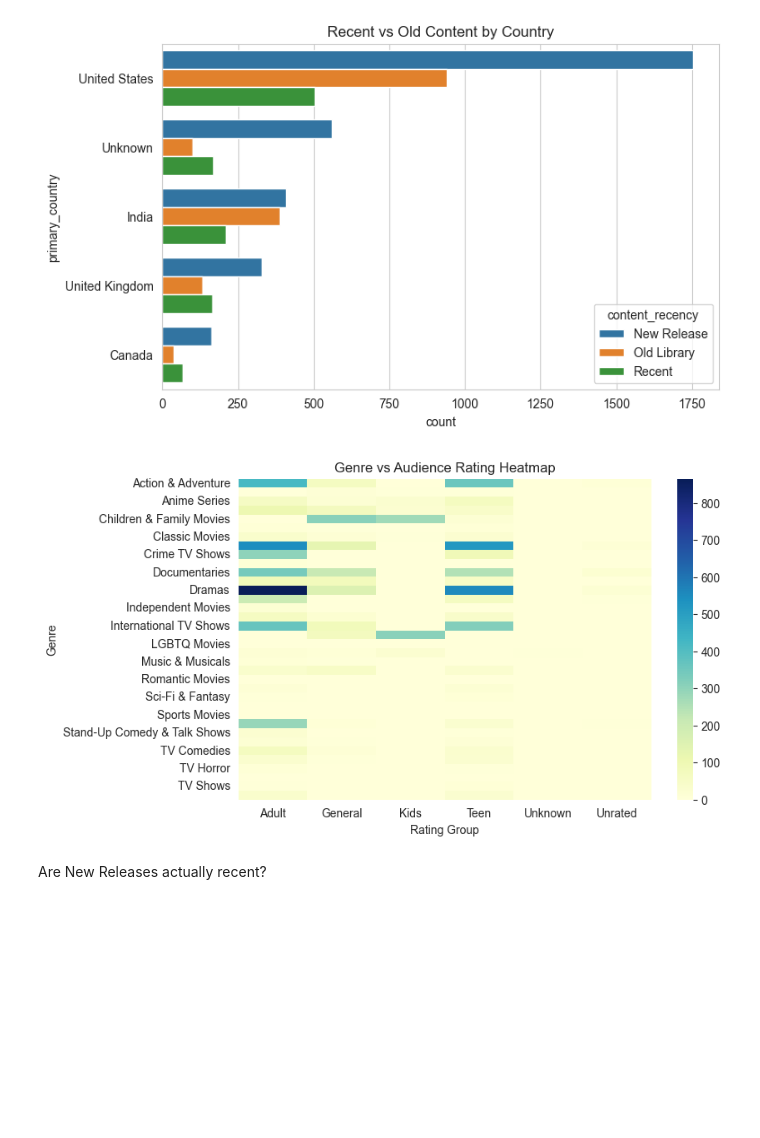
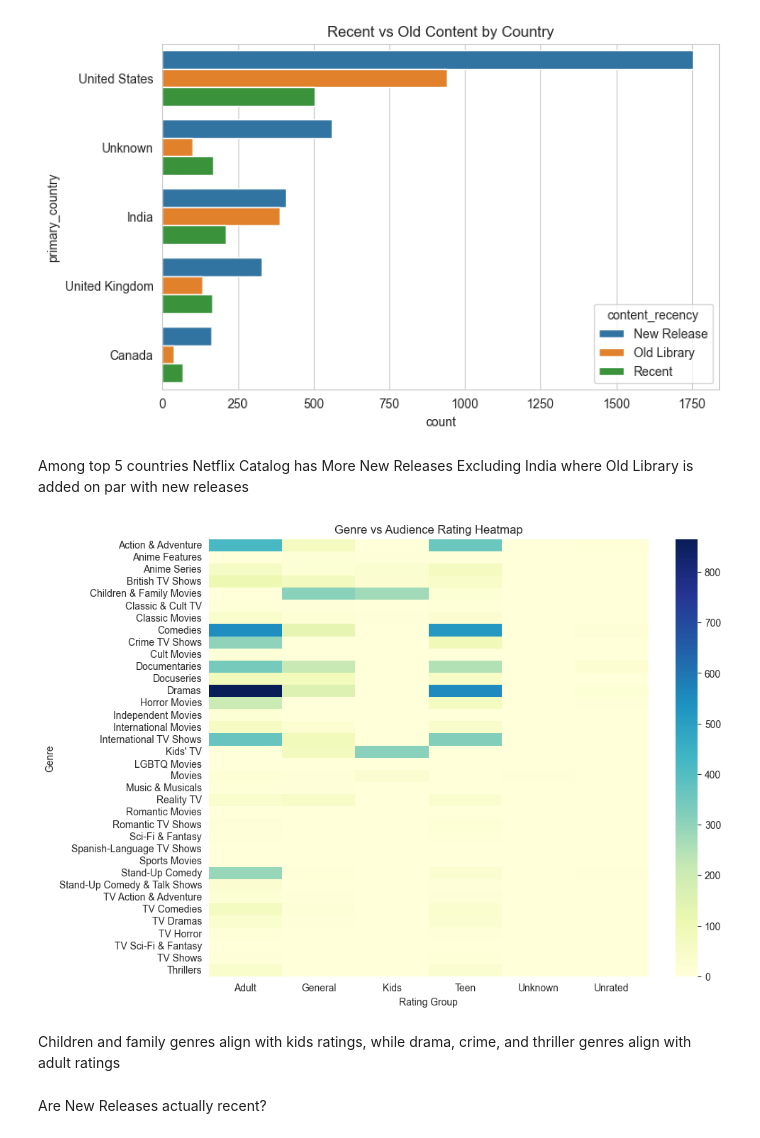
Before and after one commit to mango-caramel/StreamScope-Netflix, a Jupyter notebook: Visualizations.ipynb, the cells around one changed output. Cells and saved outputs as stored; diff of their text form; code cells hidden in the pictures; blank space fills up the shorter version.

Commit message:
made a few changes to visualizations.

```diff
--- a/Visualizations.ipynb
+++ b/Visualizations.ipynb
@@ -181,17 +172,21 @@ plt.title("Recent vs Old Content by Country")
 plt.show()
 # %% [output]
 [figure]
+# %% [markdown]
+Among top 5 countries Netflix Catalog has More New Releases Excluding India where Old Library is added on par with new releases
 # %%
 genre_rating = pd.crosstab(df['primary_genre'], df['rating_group'])
 
-plt.figure(figsize=(8,5))
+plt.figure(figsize=(10,8))
 sns.heatmap(genre_rating, cmap='YlGnBu')
 plt.title("Genre vs Audience Rating Heatmap")
 plt.xlabel("Rating Group")
 plt.ylabel("Genre")
 plt.show()
 # %% [output]
-[figure, old version]
+[figure, new version]
+# %% [markdown]
+Children and family genres align with kids ratings, while drama, crime, and thriller genres align with adult ratings
 # %% [markdown]
 Are New Releases actually recent?
 # %%
```
Also changed, not shown: parts of 8 cells of this notebook.
